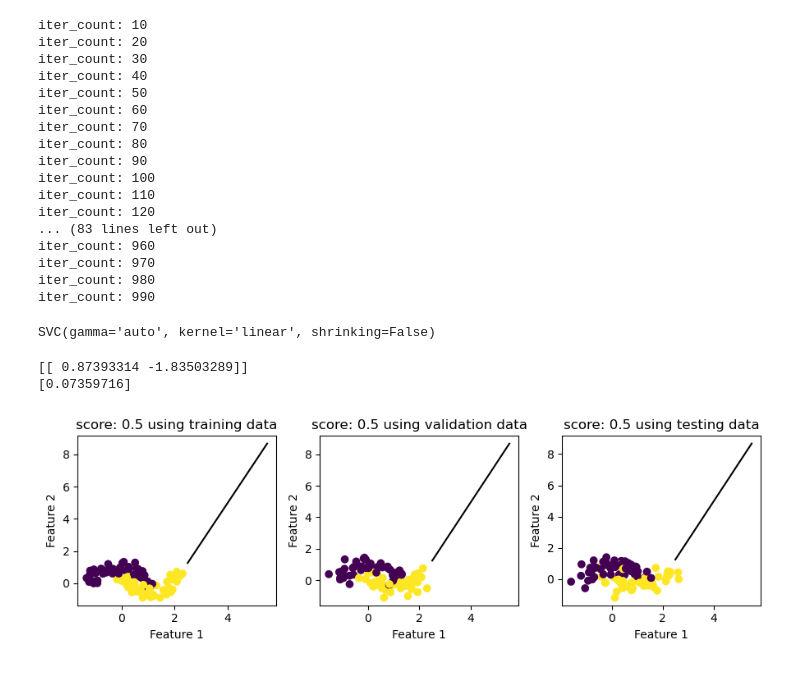
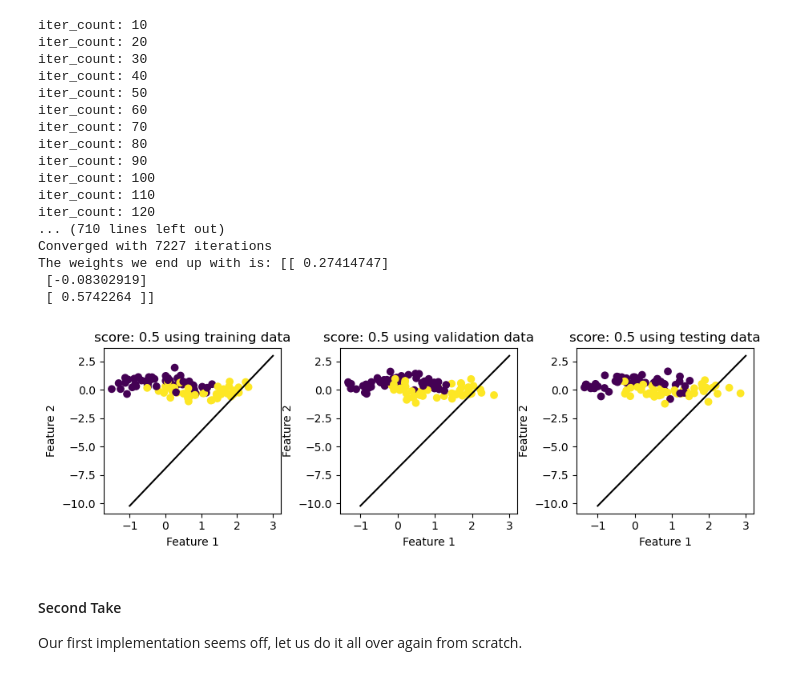
Before and after one commit to Xianzhiwang1/Leet-Code-Project, a Jupyter notebook: posts/blog-01-svm/svm_test.ipynb, the cells around one changed output. Saved outputs shown, nothing was run; the diff lists cells and outputs as text; code cells hidden in the pictures.

```diff
--- a/posts/blog-01-svm/svm_test.ipynb
+++ b/posts/blog-01-svm/svm_test.ipynb
@@ -62,11 +45,10 @@ from matplotlib.patches import Patch
 # %%
 # mysvm.big_plot(X_train, y_train, X_validate, y_validate, X_test, y_test, 9,3)
 # %%
-from sklearn.datasets import make_moons
-
 X,y= make_moons(100, shuffle=True, noise = 0.2)
-X_validate, y_validate= make_moons(100, shuffle=True, noise = 0.25)
-X_test, y_test= make_moons(100, shuffle=True, noise = 0.30)
+X_train, y_train = make_moons(100, shuffle=True, noise = 0.28)
+X_validate, y_validate= make_moons(100, shuffle=True, noise = 0.30)
+X_test, y_test= make_moons(100, shuffle=True, noise = 0.32)
 plt.rcParams["figure.figsize"] = (4,4)
 plt.scatter(X[:,0], X[:,1], c=y)
 labels=plt.gca().set(xlabel="Feature 1", ylabel="Feature 2")
@@ -74,0 +57,3 @@ labels=plt.gca().set(xlabel="Feature 1", ylabel="Feature 2")
+# %%
+soln = SVC(kernel="linear", gamma="auto", shrinking=False)
+soln.fit(X_train, y_train)
@@ -74,0 +68,12 @@ labels=plt.gca().set(xlabel="Feature 1", ylabel="Feature 2")
+# %%
+print(soln.coef_)
+a_0 = soln.coef_[0][0]
+a_1 = soln.coef_[0][1]
+print(soln.intercept_[0])
+plt.rcParams["figure.figsize"] = (6,6)
+fig = plt.scatter(X_train[:,0], X_train[:,1], c = y_train)
+xlab = plt.xlabel("Feature 1")
+ylab = plt.ylabel("Feature 2")
+f1 = np.linspace(-1.5,3.5, 501)
+p = plt.plot(f1, - (soln.intercept_/a_1) - (a_0/a_1)*f1, color = "black")
+title = plt.gca().set_title(f"SVM using {soln}")
@@ -75,6 +84,6 @@ labels=plt.gca().set(xlabel="Feature 1", ylabel="Feature 2")
 # %%
-mysvm1 = supp_vec_machine()
-mysvm1.fit(X,y, max_iter=1e3, alpha=1, tol=1e-6, lamb=0.5)
+mysvm = supp_vec_machine()
+mysvm.fit(X_train, y_train, max_iter=1e5, alpha=1, tol=1e-6, lamb=0.5)
 # %% [output]
 iter_count: 10
 iter_count: 20
@@ -88,23 +97,16 @@ iter_count: 90
 iter_count: 100
 iter_count: 110
 iter_count: 120
-... (83 lines left out)
-iter_count: 960
-iter_count: 970
-iter_count: 980
-iter_count: 990
+... (710 lines left out)
+Converged with 7227 iterations
+The weights we end up with is: [[ 0.27414747]
+ [-0.08302919]
+ [ 0.5742264 ]]
-# %%
-yourSVC = SVC(kernel="linear", gamma="auto", shrinking=False)
-yourSVC.fit(X, y)
-# %% [output]
-SVC(gamma='auto', kernel='linear', shrinking=False)
-# %%
-print(yourSVC.coef_)
-print(yourSVC.intercept_)
-# %% [output]
-[[ 0.87393314 -1.83503289]]
-[0.07359716]
 # %%
-mysvm1.big_plot(X, y, X_validate, y_validate, X_test, y_test, 9,3)
+# our implementation
+mysvm.big_plot(X_train, y_train, X_validate, y_validate, X_test, y_test, 9,3)
 # %% [output]
-[figure, old version]
+[figure, new version]
+# %% [markdown]
+#### Second Take
+Our first implementation seems off, let us do it all over again from scratch.
```
Also changed, not shown: parts of 12 cells of this notebook, 25 other files.
